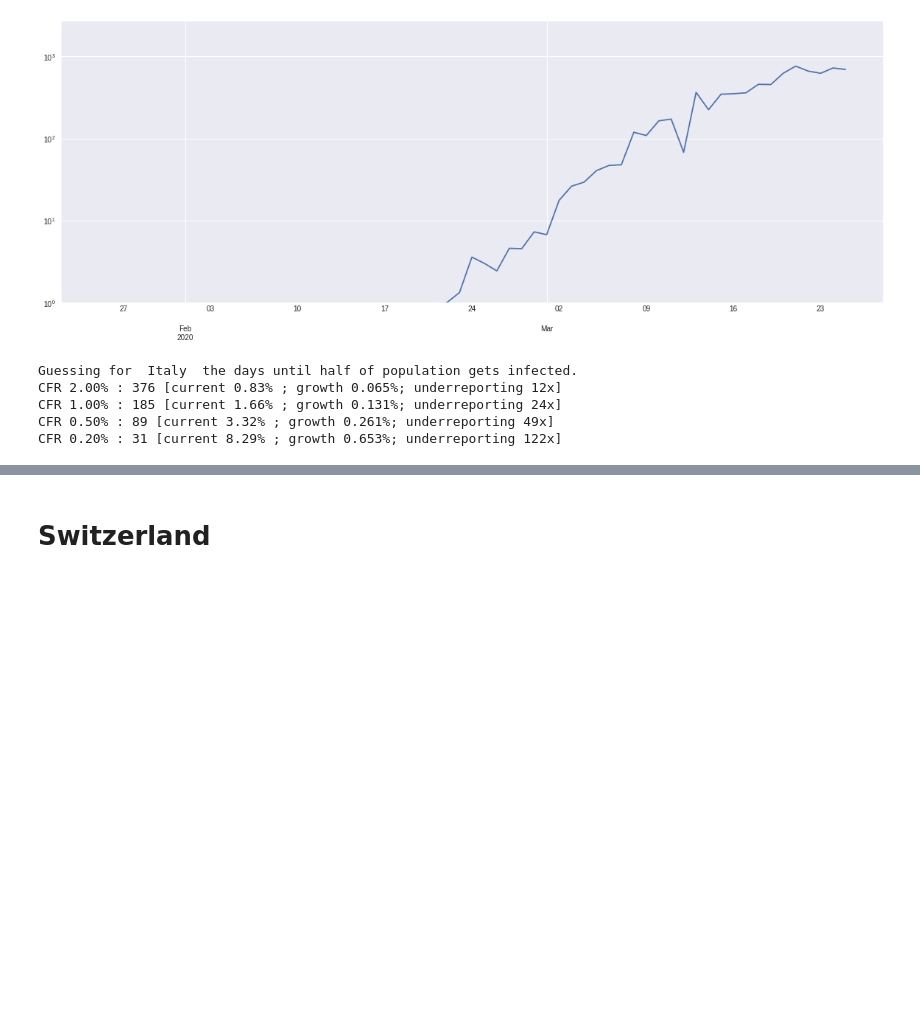
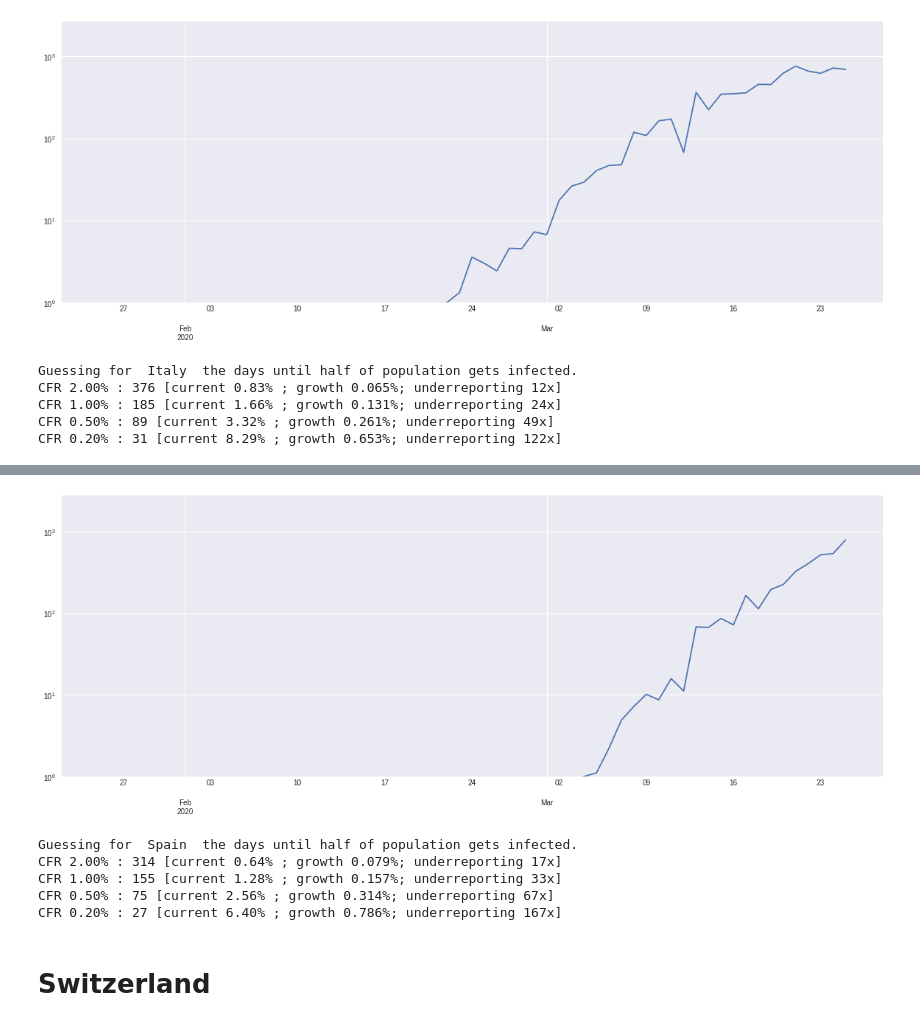
Before and after one commit to acsaba22/covid, a Jupyter notebook: analize03-29.ipynb, the cells around one changed output, grey strips where cells are left out. Saved outputs shown, nothing was run; the diff lists cells and outputs as text; code cells hidden in the pictures; blank space fills up the shorter version.

```diff
--- a/analize03-29.ipynb
+++ b/analize03-29.ipynb
@@ -220,3 +228,15 @@ CFR 0.20% : 31 [current 8.29% ; growth 0.653%; underreporting 122x]
+# %%
+smoothDaily(dea.loc['Spain']).plot(logy=True).set_ybound(lower=1)
+# %% [output]
+[figure, added]
+# %%
+daysLeft('Spain')
+# %% [output]
+Guessing for  Spain  the days until half of population gets infected.
+CFR 2.00% : 314 [current 0.64% ; growth 0.079%; underreporting 17x]
+CFR 1.00% : 155 [current 1.28% ; growth 0.157%; underreporting 33x]
+CFR 0.50% : 75 [current 2.56% ; growth 0.314%; underreporting 67x]
+CFR 0.20% : 27 [current 6.40% ; growth 0.786%; underreporting 167x]
 # %% [markdown]
 # Switzerland
 # %%
```
Also changed, not shown: parts of 4 cells of this notebook, 1 other file.
